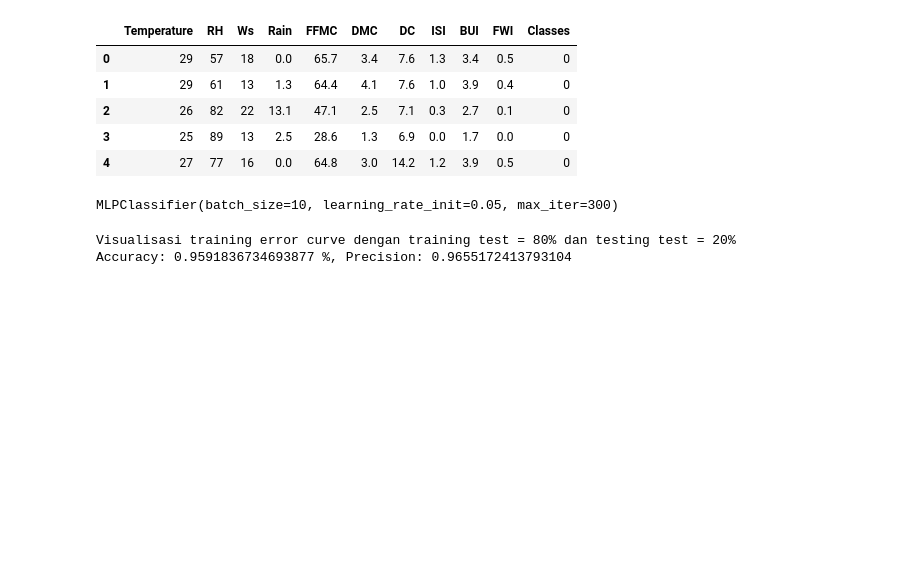
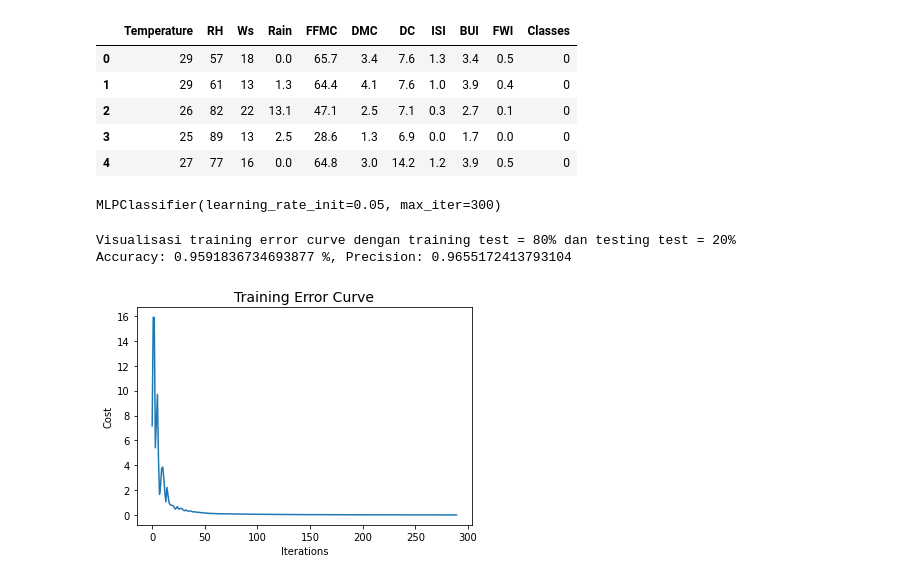
Before and after one commit to farhanalmoza/semester4, a Jupyter notebook: KCB/Final Project/tugas2/klasifikasi_aff.ipynb, the cells around one changed output. Drawn from its saved outputs; the diff is of its cells as text; code cells hidden in the pictures; blank space fills up the shorter version.

Commit message:
menampilkan loss curve

```diff
--- a/KCB/Final Project/tugas2/klasifikasi_aff.ipynb
+++ b/KCB/Final Project/tugas2/klasifikasi_aff.ipynb
@@ -75,10 +75,10 @@ X_train, X_test, y_train, y_test = ms.train_test_split(features, label, test_siz
 # %%
 # learning rate 0.5
 # menggunakan mlp
-clf = MLPClassifier(learning_rate_init=0.05, max_iter=300, batch_size=10)
+clf = MLPClassifier(learning_rate_init=0.05, max_iter=300, activation='relu')
 clf.fit(X_train, y_train)
 # %% [output]
-MLPClassifier(batch_size=10, learning_rate_init=0.05, max_iter=300)
+MLPClassifier(learning_rate_init=0.05, max_iter=300)
 # %%
 y_prediksi = clf.predict(X_test)
 accuracy = met.accuracy_score(y_test, y_prediksi)
@@ -89,3 +89,11 @@ print("Accuracy:", accuracy,"%,", "Precision:", precision)
 # %% [output]
 Visualisasi training error curve dengan training test = 80% dan testing test = 20%
 Accuracy: 0.9591836734693877 %, Precision: 0.9655172413793104
+# %%
+plt.plot(clf.loss_curve_)
+plt.title("Training Error Curve", fontsize=14)
+plt.xlabel('Iterations')
+plt.ylabel('Cost')
+plt.show()
+# %% [output]
+[figure, added]
```
Also changed, not shown: parts of 4 cells of this notebook, 2 other files.
